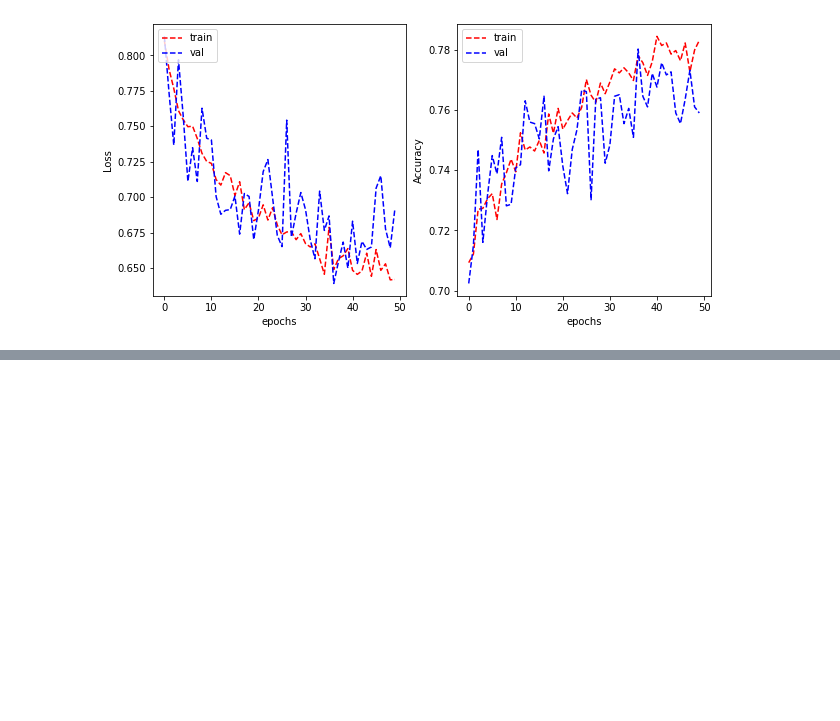
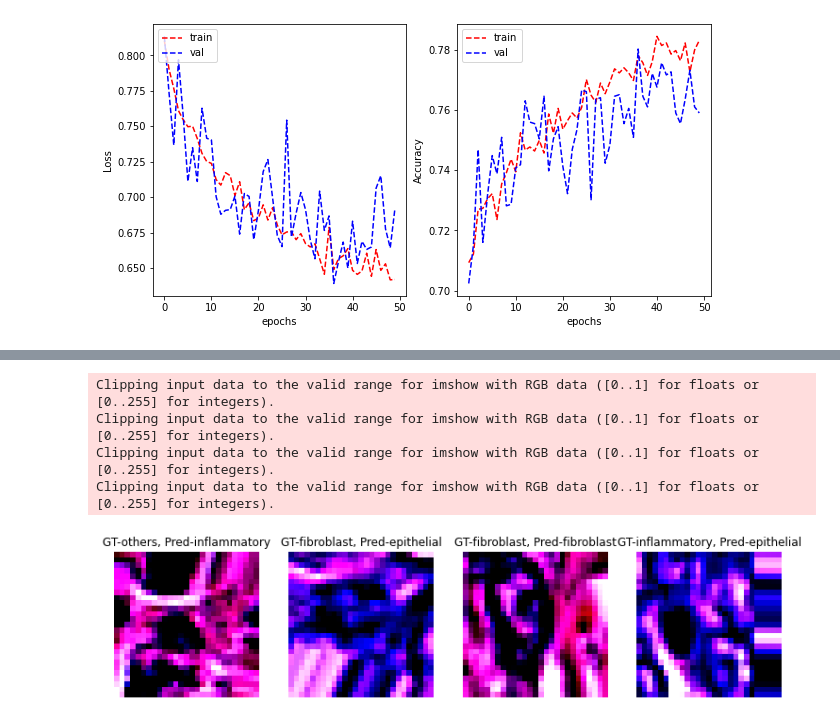
Before and after one commit to ngkarthi71/colon-cancer-analysis, a Jupyter notebook: colon_cancer_analysis.ipynb, the cells around one changed output, grey strips where cells are left out. Drawn from its saved outputs; the diff is of its cells as text; code cells hidden in the pictures; blank space fills up the shorter version.

```diff
--- a/colon_cancer_analysis.ipynb
+++ b/colon_cancer_analysis.ipynb
@@ -641,0 +638,23 @@ resnet_base_model = ResNet50(input_shape=(180,180,3), include_top=False, weights
+# %%
+test_data['cellType'] = test_data['cellType'].astype('str')
+
+cell_test_datagen = ImageDataGenerator(
+                                rescale=1./255,
+                                data_format='channels_last',
+                                rotation_range=30,
+                                width_shift_range=0.2,
+                                height_shift_range=0.2,
+                                zoom_range = 0.2,
+                                featurewise_std_normalization=True,
+                                samplewise_std_normalization=True)
+
+batch_size = 1
+
+cell_test_generator = cell_test_datagen.flow_from_dataframe(
+        dataframe=test_data,
+        directory='./Image_classification_data/patch_images/',
+        x_col="ImageName",
+        y_col="cellType",
+        target_size=(27, 27),
+        batch_size=batch_size,
+        class_mode='categorical')
@@ -641,0 +668,3 @@ resnet_base_model = ResNet50(input_shape=(180,180,3), include_top=False, weights
+# %%
+cell_model = load_model('predict_celltype.h5')
+cell_model.evaluate(cell_test_generator)
@@ -641,0 +674,25 @@ resnet_base_model = ResNet50(input_shape=(180,180,3), include_top=False, weights
+# %%
+label_names = {'fibroblast': 0, 'inflammatory':1, 'epithelial': 2, 'others':3}
+# %%
+d_inv = {v: k for k, v in label_names.items()}
+plt.figure(figsize=(16,4))
+batches = 0
+for x,y in cell_test_generator:
+        batches = batches + 1
+        y_hat = cell_model.predict(x, verbose=0)
+
+        x = np.squeeze(x)
+        if batches < 5:
+            plt.subplot(1,5,batches)
+            plt.imshow(x)
+            plt.title("GT-{}, Pred-{}".format(d_inv[np.argmax(y[0])], d_inv[np.argmax(y_hat[0])]))
+        else:
+            break
+
+        plt.axis('off')
+# %% [output]
+Clipping input data to the valid range for imshow with RGB data ([0..1] for floats or [0..255] for integers).
+Clipping input data to the valid range for imshow with RGB data ([0..1] for floats or [0..255] for integers).
+Clipping input data to the valid range for imshow with RGB data ([0..1] for floats or [0..255] for integers).
+Clipping input data to the valid range for imshow with RGB data ([0..1] for floats or [0..255] for integers).
+[figure, added]
```
Also changed, not shown: parts of 3 cells of this notebook.
